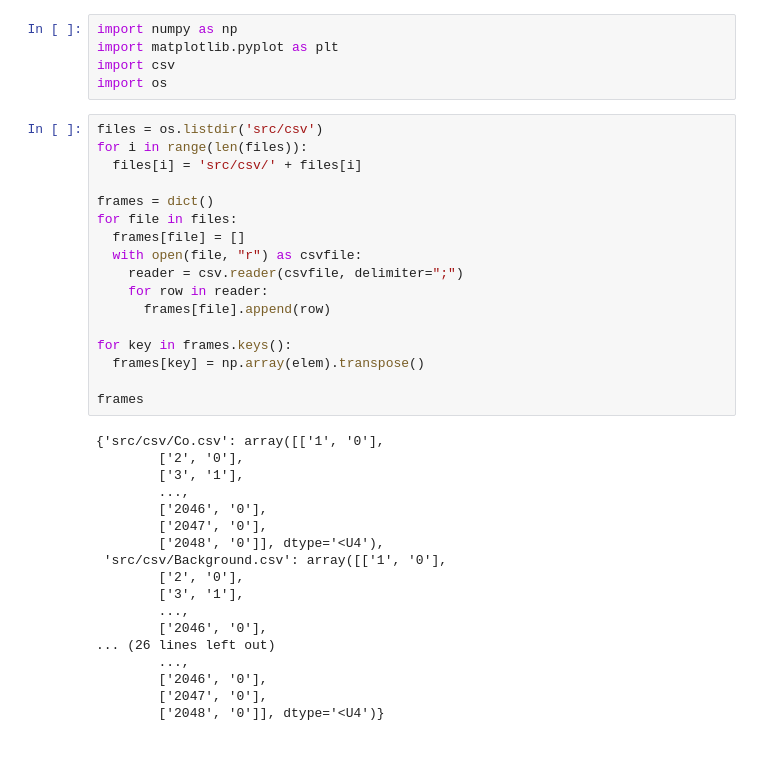
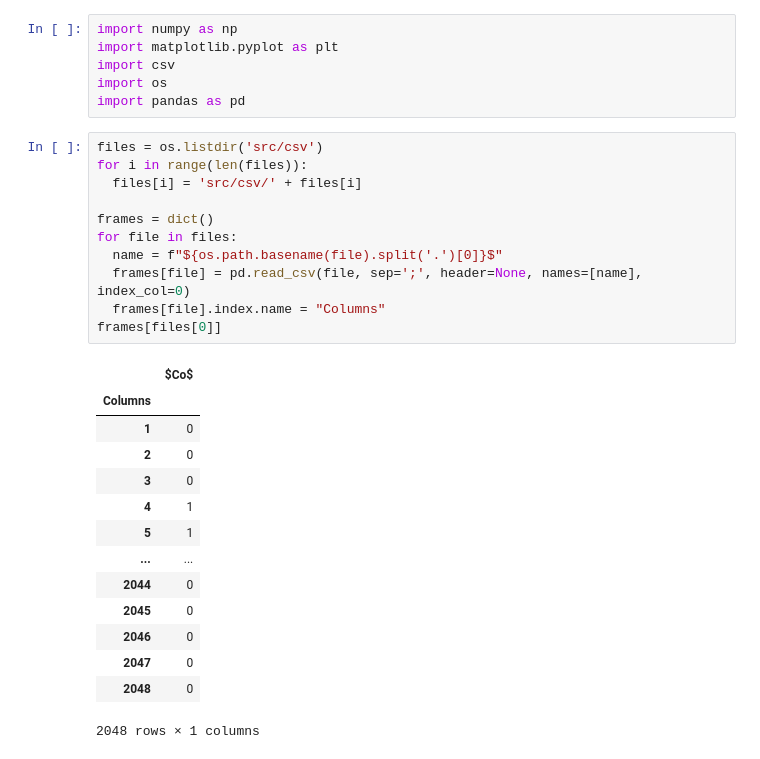
Before and after one commit to 106-inc/PhysLabV, a Jupyter notebook: 5.5/5.5.ipynb, the cells around one changed output. Drawn from its saved outputs; the diff is of its cells as text.

```diff
--- a/5.5/5.5.ipynb
+++ b/5.5/5.5.ipynb
@@ -3,38 +3,30 @@ import numpy as np
 import matplotlib.pyplot as plt
 import csv
 import os
+import pandas as pd
 # %%
 files = os.listdir('src/csv')
 for i in range(len(files)):
   files[i] = 'src/csv/' + files[i]
 
 frames = dict()
 for file in files:
-  frames[file] = []
-  with open(file, "r") as csvfile:
-    reader = csv.reader(csvfile, delimiter=";")
-    for row in reader:
-      frames[file].append(row)
-
-for key in frames.keys():
-  frames[key] = np.array(elem).transpose()
-
-frames
+  name = f"${os.path.basename(file).split('.')[0]}$"
+  frames[file] = pd.read_csv(file, sep=';', header=None, names=[name], index_col=0)
+  frames[file].index.name = "Columns"
+frames[files[0]]
 # %% [output]
+|  | $Co$ |
+| Columns |  |
+| 1 | 0 |
+| 2 | 0 |
+| 3 | 0 |
+| 4 | 1 |
+| 5 | 1 |
+| ... | ... |
+| 2044 | 0 |
+| 2045 | 0 |
+| 2046 | 0 |
+| 2047 | 0 |
+| 2048 | 0 |
-{'src/csv/Co.csv': array([['1', '0'],
-        ['2', '0'],
-        ['3', '1'],
-        ...,
-        ['2046', '0'],
-        ['2047', '0'],
-        ['2048', '0']], dtype='<U4'),
- 'src/csv/Background.csv': array([['1', '0'],
-        ['2', '0'],
-        ['3', '1'],
-        ...,
-        ['2046', '0'],
-... (26 lines left out)
-        ...,
-        ['2046', '0'],
-        ['2047', '0'],
-        ['2048', '0']], dtype='<U4')}
+2048 rows × 1 columns
```
Also changed, not shown: parts of 1 cell of this notebook.
